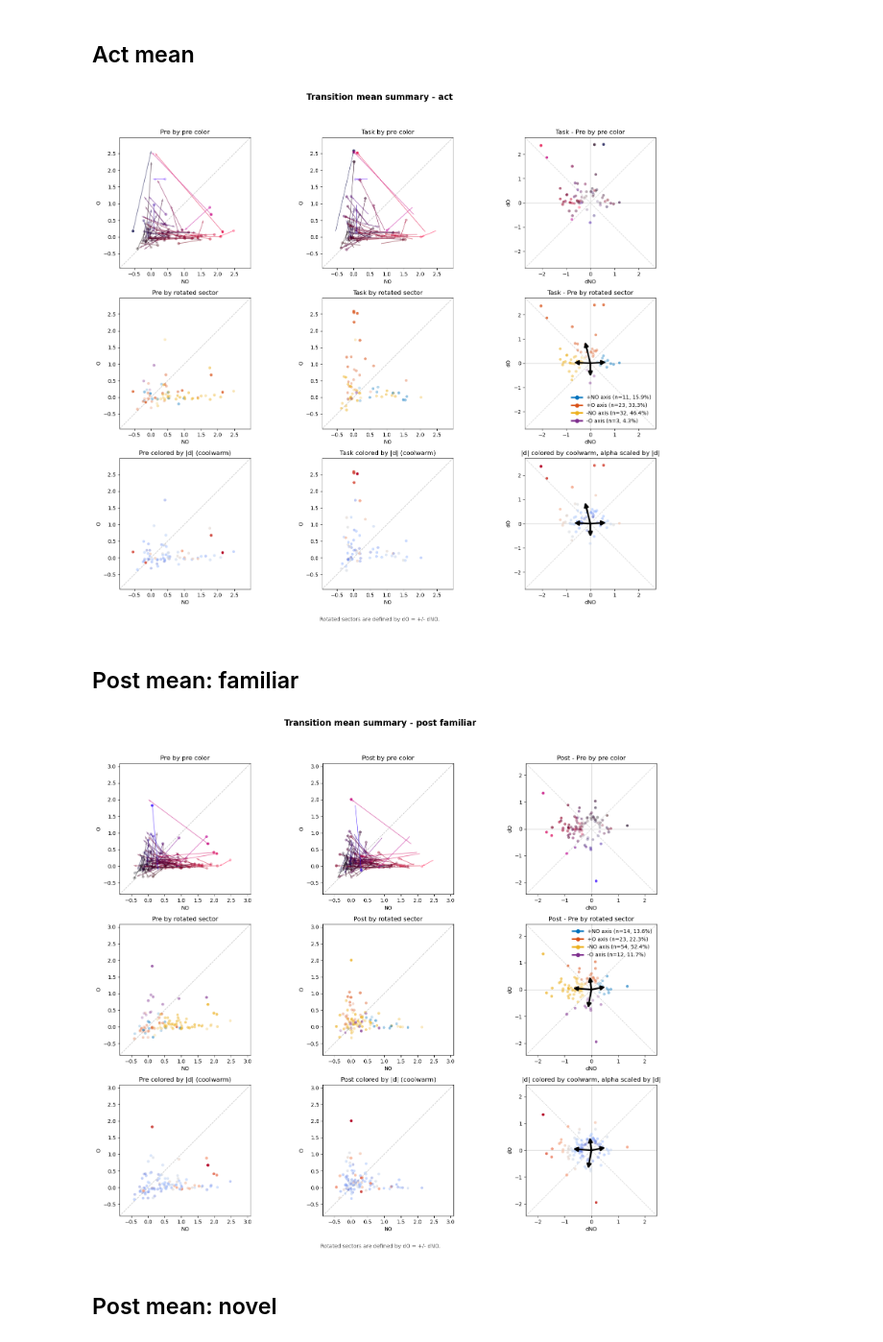
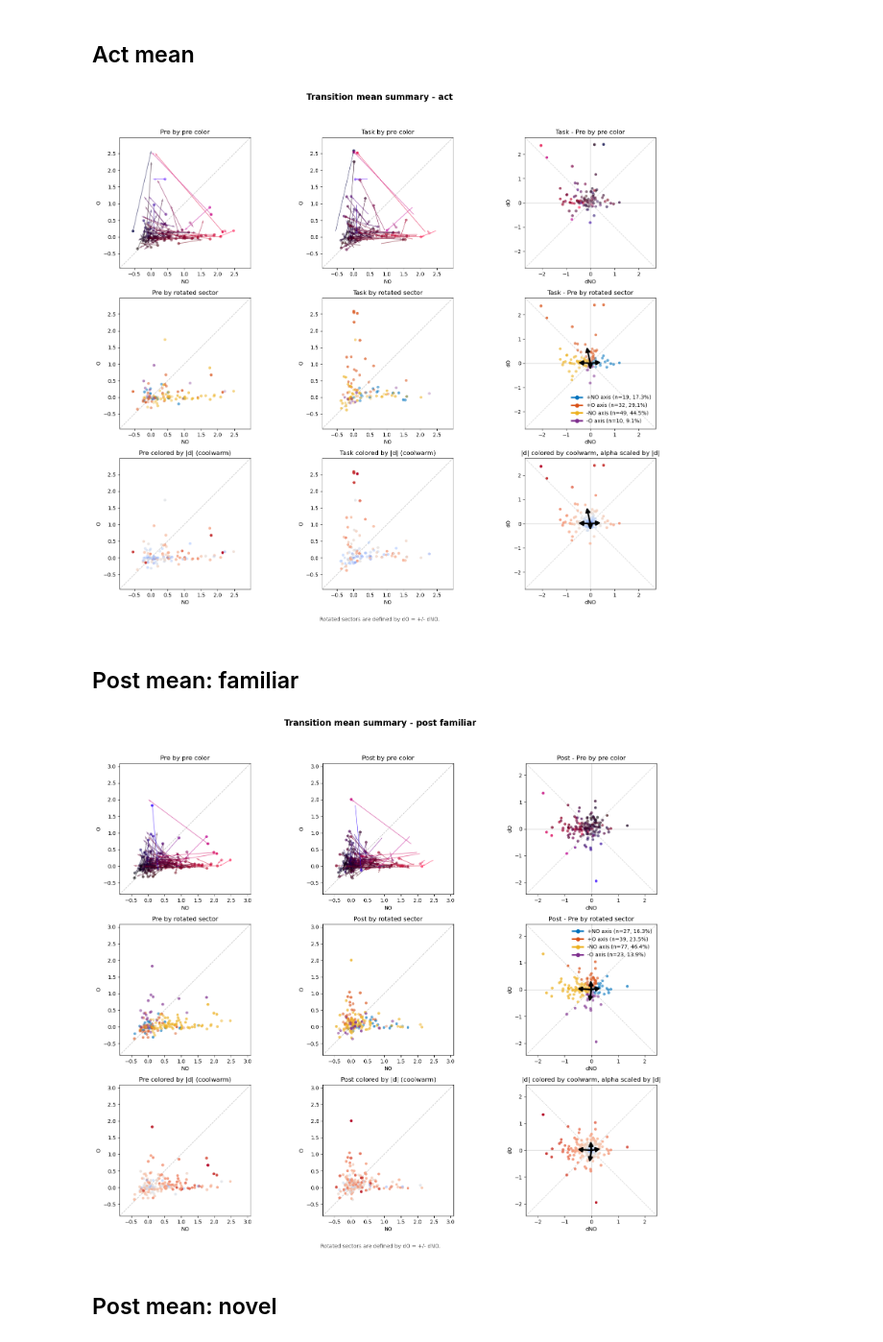
Before and after one commit to matushalak/context-contrasting, a Jupyter notebook: context_contrasting/data_analysis/transitions.ipynb, the cells around one changed output. Shown at 96% size. Cells and saved outputs as stored; diff of their text form; code cells hidden in the pictures.

Commit message:
model scatterplot looking good!!

```diff
--- a/context_contrasting/data_analysis/transitions.ipynb
+++ b/context_contrasting/data_analysis/transitions.ipynb
@@ -45,8 +45,6 @@ post_shift_lims = compute_shift_limits(post_familiar_mean, post_novel_mean)
 # %% [markdown]
 ## Act mean
 # %%
-act_mean = act_mean.loc[act_mean['dNorm'] > 0.3]
-
 _ = plot_mean_transition_summary(
     act_mean,
     title="Transition mean summary - act",
@@ -55,23 +53,21 @@ _ = plot_mean_transition_summary(
     style=PLOT_STYLE,
 )
 # %% [output]
-[figure, old version]
+[figure, new version]
 # %% [markdown]
 ## Post mean: familiar
 # %%
-post_familiar_mean = post_familiar_mean.loc[post_familiar_mean['dNorm'] > 0.3]
-
 _ = plot_mean_transition_summary(
     post_familiar_mean,
     title="Transition mean summary - post familiar",
     start_label="Pre",
     end_label="Post",
     response_lims=post_response_lims,
     shift_lims=post_shift_lims,
     style=PLOT_STYLE,
 )
 # %% [output]
-[figure, old version]
+[figure, new version]
 # %% [markdown]
 ## Post mean: novel
 # %%
```
Also changed, not shown: parts of 2 cells of this notebook, 36 other files.
